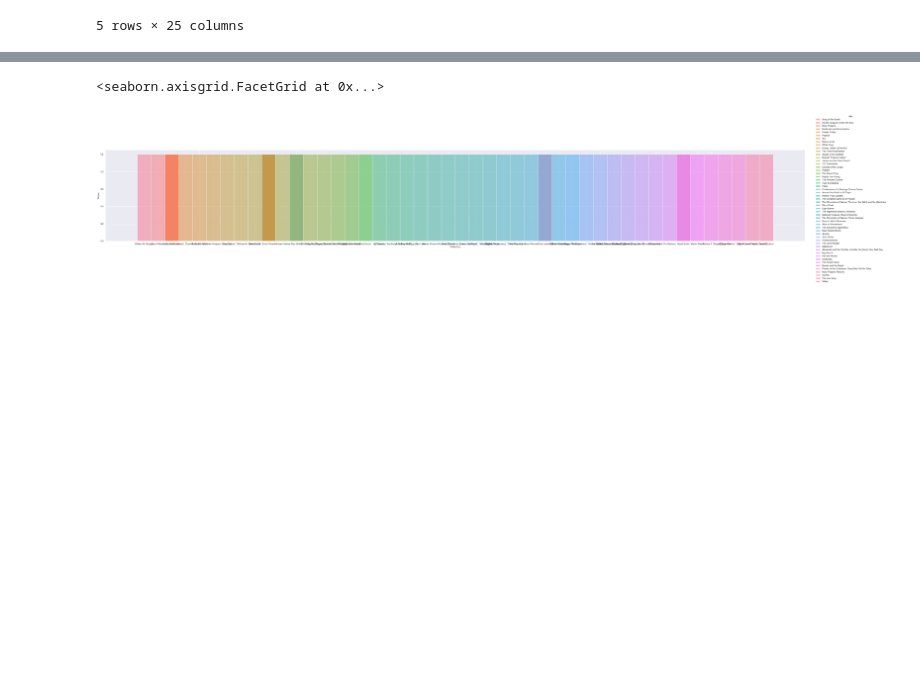
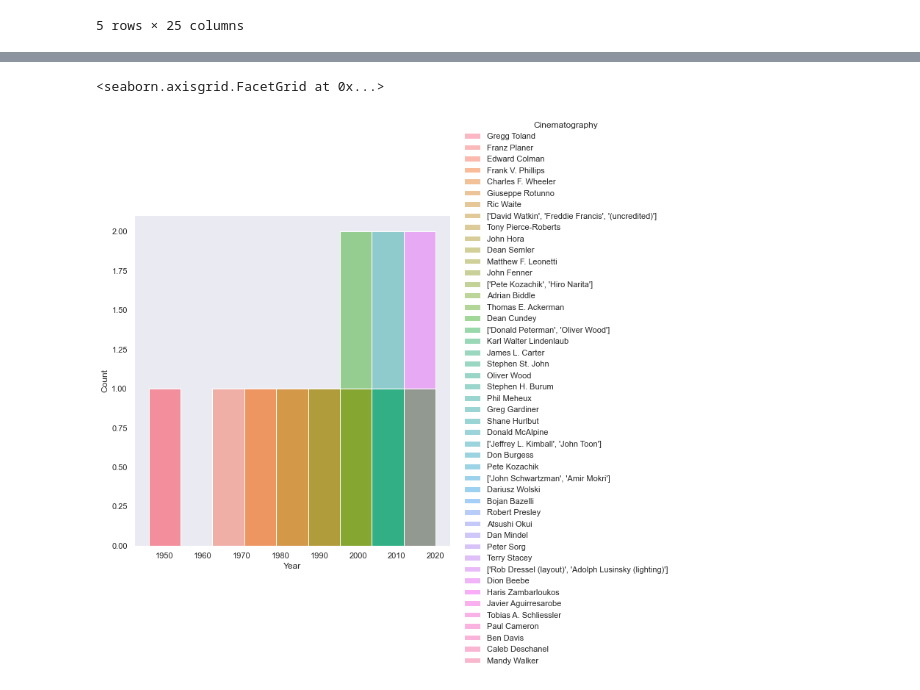
Before and after one commit to Coachsteveee/daily-commit-challenge, a Jupyter notebook: proj.ipynb, the cells around one changed output, grey strips where cells are left out. Saved outputs shown, nothing was run; the diff lists cells and outputs as text; code cells hidden in the pictures; blank space fills up the shorter version.

```diff
--- a/proj.ipynb
+++ b/proj.ipynb
@@ -443,8 +472,3 @@ sns.displot(data=disney_, x='Year', hue='Distributed by', kind='hist', height=7)
 # %% [output]
 <seaborn.axisgrid.FacetGrid at 0x...>
 [figure]
-# %%
-sns.lmlot(data=disney_, hue='title', x='Edited by', kind='hist', height=7, aspect=7)
-# %% [output]
-<seaborn.axisgrid.FacetGrid at 0x...>
-[figure, removed]
@@ -452,0 +479,7 @@ sn
+# %%
+sns.color_palette('ch:s=.25,rot=-.25', as_cmap=True)
+
+sns.displot(data=disney_, x='Year', hue='Cinematography', kind='hist', height=7)
+# %% [output]
+<seaborn.axisgrid.FacetGrid at 0x...>
+[figure, added]
```
Also changed, not shown: parts of 18 cells of this notebook.
